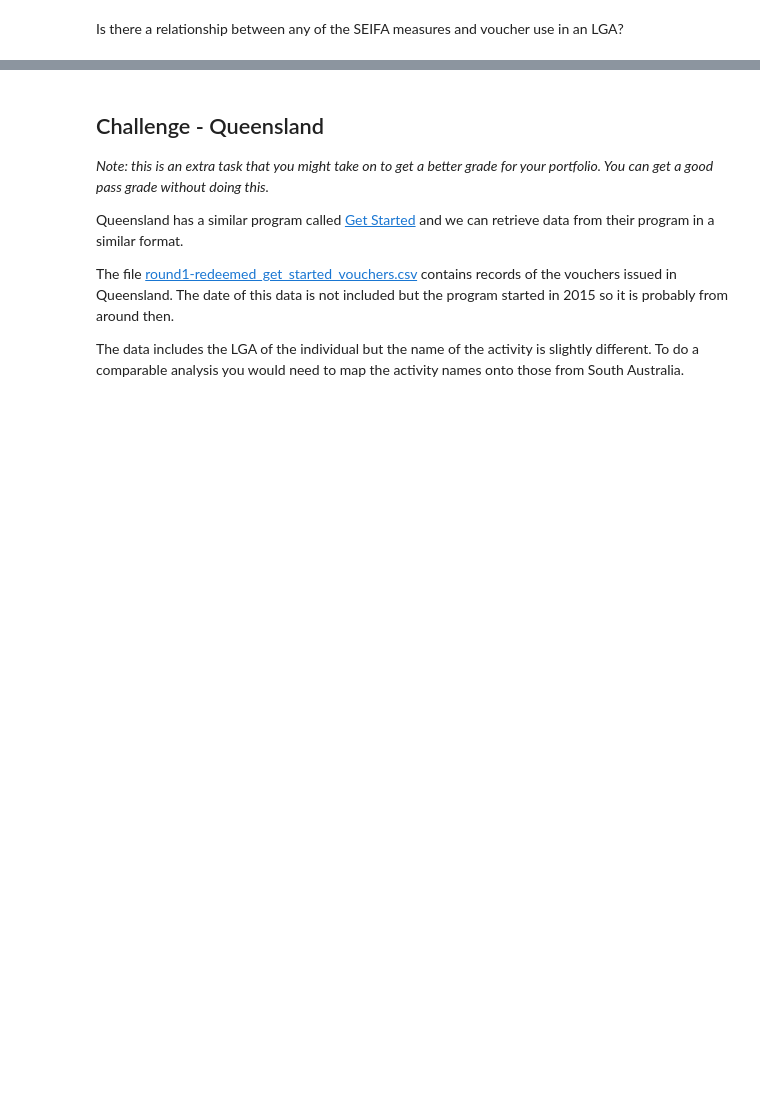
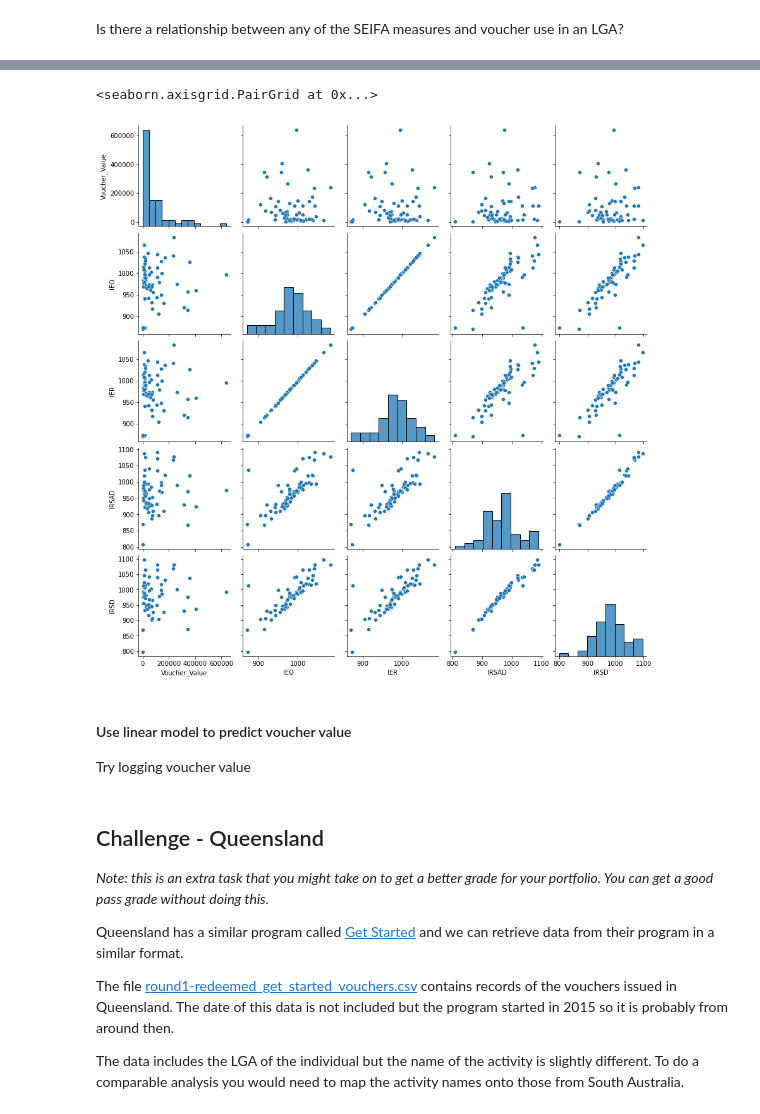
Before and after one commit to walthersy/DataScience-Portfolio, a Jupyter notebook: Portfolio 2.ipynb, the cells around one changed output, grey strips where cells are left out. Drawn from its saved outputs; the diff is of its cells as text; code cells hidden in the pictures; blank space fills up the shorter version.

```diff
--- a/Portfolio 2.ipynb
+++ b/Portfolio 2.ipynb
@@ -156,0 +168,5 @@ Is there a relationship between any of the SEIFA measures and voucher use in an
+# %%
+# Total Voucher Use per LGA
+# corr with SEIFA
+sa_vouchers_total = sa_vouchers_scores.groupby('Participant_LGA').sum()[['Voucher_Value']]
+sa_vouchers_total
@@ -156,0 +188,3 @@ Is there a relationship between any of the SEIFA measures and voucher use in an
+# %%
+sa_index = sa_vouchers_scores.groupby('Participant_LGA').mean()[['IEO','IER','IRSAD','IRSD']]
+sa_index.head()
@@ -156,0 +212,3 @@ Is there a relationship between any of the SEIFA measures and voucher use in an
+# %%
+sa_index.dropna(inplace=True)
+sa_index.isna().sum()
@@ -156,0 +221,3 @@ Is there a relationship between any of the SEIFA measures and voucher use in an
+# %%
+sa_voucherindex = sa_vouchers_total.join(sa_index,on='Participant_LGA',how='inner')
+sa_voucherindex
@@ -157,3 +239,13 @@ Is there a relationship between any of the SEIFA measures and voucher use in an
+# %%
+# sns.distplot(sa_voucherindex.IEO)
+# sns.distplot(sa_voucherindex.IER)
+sns.pairplot(sa_voucherindex)
+# %% [output]
+<seaborn.axisgrid.PairGrid at 0x...>
+[figure, added]
+# %% [markdown]
+#### Use linear model to predict voucher value
+Try logging voucher value
 # %% [markdown]
 ## Challenge - Queensland
 
```
Also changed, not shown: parts of 9 cells of this notebook.
